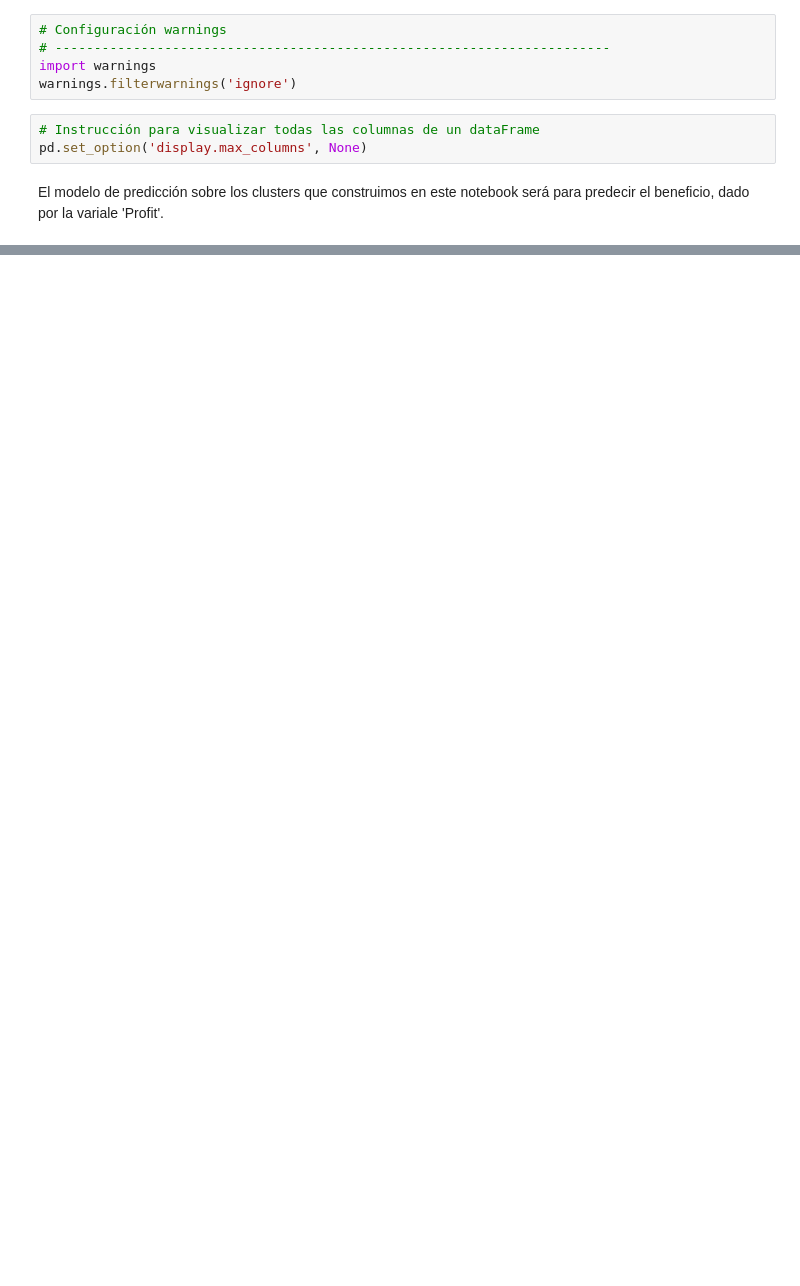
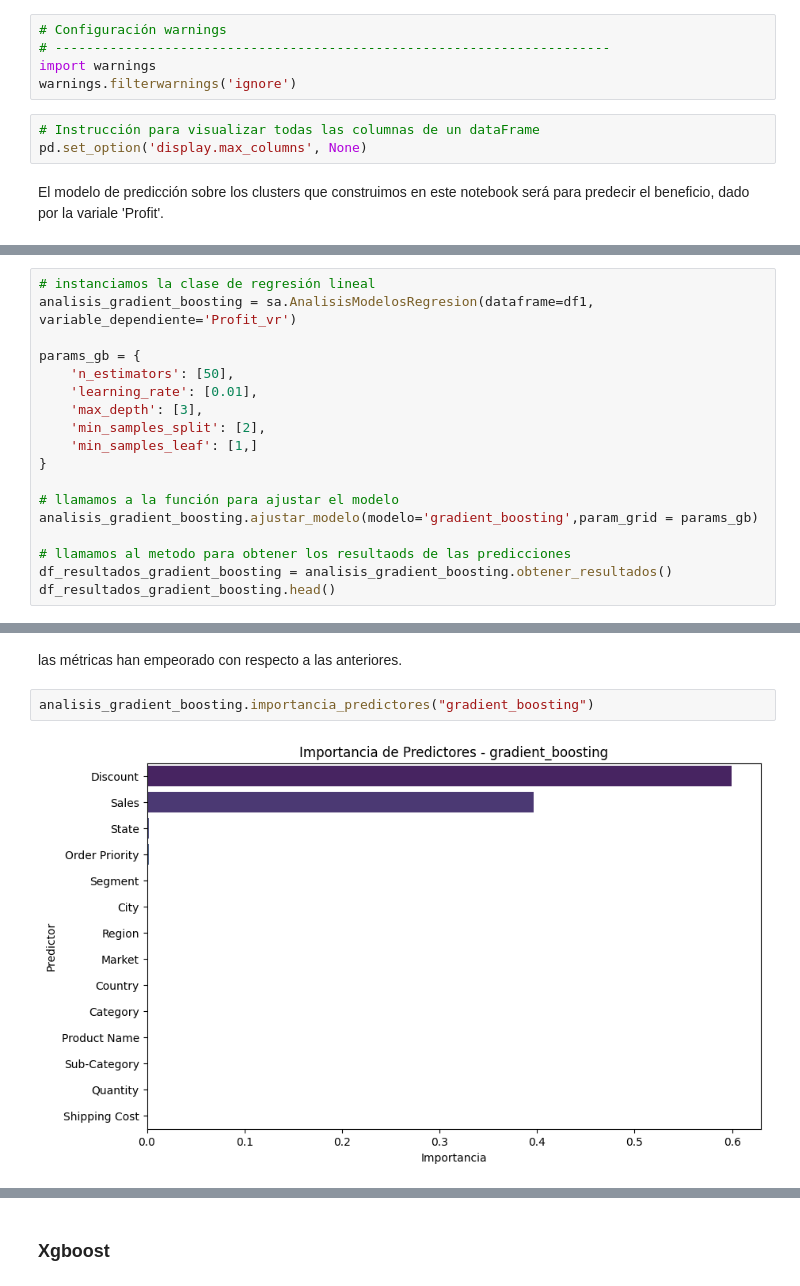
Before and after one commit to Rcm89/Proyecto9-Clustering, a Jupyter notebook: 2-modelo.ipynb, the cells around one changed output, grey strips where cells are left out. Saved outputs shown, nothing was run; the diff lists cells and outputs as text; blank space fills up the shorter version.

```diff
--- a/2-modelo.ipynb
+++ b/2-modelo.ipynb
@@ -33,0 +215,18 @@ El modelo de predicción sobre los clusters que construimos en este notebook ser
+# %%
+# instanciamos la clase de regresión lineal
+analisis_gradient_boosting = sa.AnalisisModelosRegresion(dataframe=df1, variable_dependiente='Profit_vr')
+
+params_gb = {
+    'n_estimators': [50],
+    'learning_rate': [0.01],
+    'max_depth': [3],
+    'min_samples_split': [2],
+    'min_samples_leaf': [1,]
+}
+
+# llamamos a la función para ajustar el modelo
+analisis_gradient_boosting.ajustar_modelo(modelo='gradient_boosting',param_grid = params_gb)
+
+# llamamos al metodo para obtener los resultaods de las predicciones
+df_resultados_gradient_boosting = analisis_gradient_boosting.obtener_resultados()
+df_resultados_gradient_boosting.head()
@@ -33,0 +248,6 @@ El modelo de predicción sobre los clusters que construimos en este notebook ser
+# %% [markdown]
+las métricas han empeorado con respecto a las anteriores.
+# %%
+analisis_gradient_boosting.importancia_predictores("gradient_boosting")
+# %% [output]
+[figure, added]
@@ -33,0 +269,2 @@ El modelo de predicción sobre los clusters que construimos en este notebook ser
+# %% [markdown]
+### Xgboost
```
Also changed, not shown: parts of 33 cells of this notebook, 2 other files.
